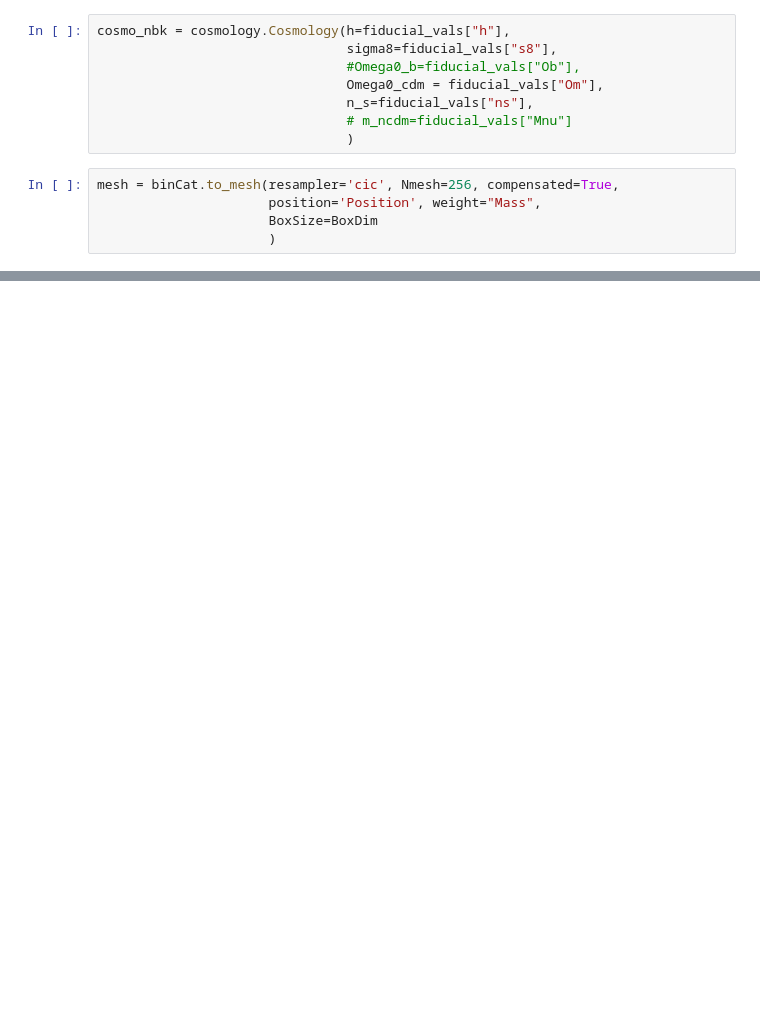
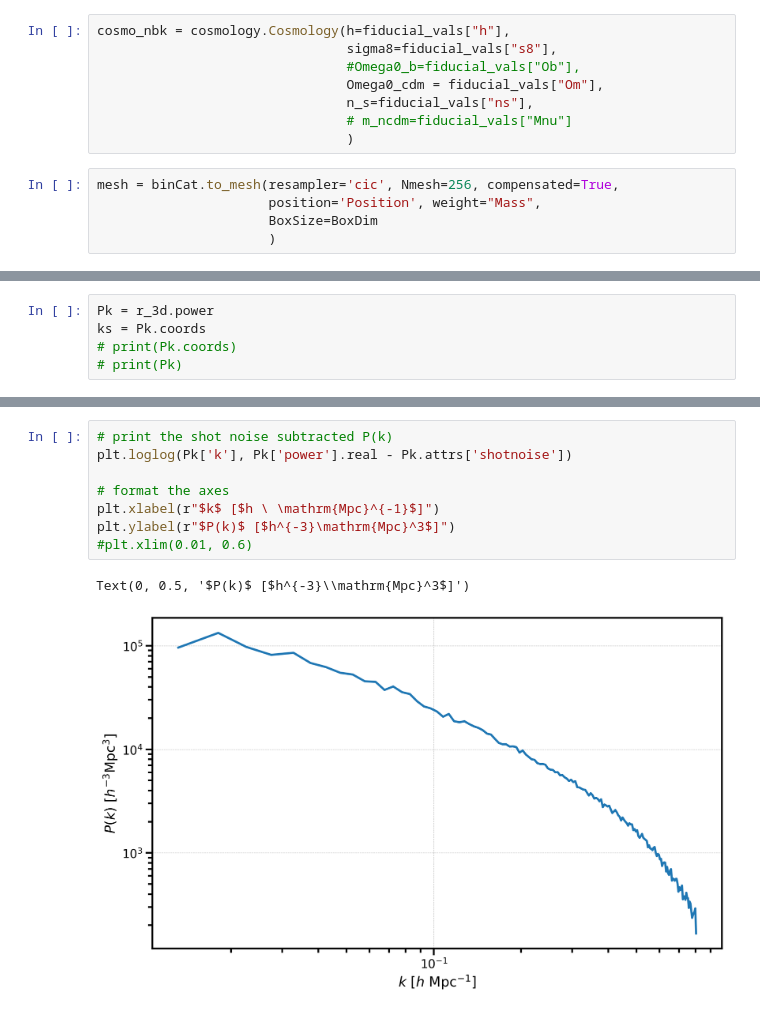
Before and after one commit to RiccGerva97/Tesi-Magistrale, a Jupyter notebook: nbk_analysis.ipynb, the cells around one changed output, grey strips where cells are left out. Saved outputs shown, nothing was run; the diff lists cells and outputs as text; blank space fills up the shorter version.

```diff
--- a/nbk_analysis.ipynb
+++ b/nbk_analysis.ipynb
@@ -169,0 +171,5 @@ r_3d = FFTPower(mesh, mode='1d', dk=0.005, kmin=0.01)
+# %%
+Pk = r_3d.power
+ks = Pk.coords
+# print(Pk.coords)
+# print(Pk)
@@ -169,0 +194,11 @@ r_3d = FFTPower(mesh, mode='1d', dk=0.005, kmin=0.01)
+# %%
+# print the shot noise subtracted P(k)
+plt.loglog(Pk['k'], Pk['power'].real - Pk.attrs['shotnoise'])
+
+# format the axes
+plt.xlabel(r"$k$ [$h \ \mathrm{Mpc}^{-1}$]")
+plt.ylabel(r"$P(k)$ [$h^{-3}\mathrm{Mpc}^3$]")
+#plt.xlim(0.01, 0.6)
+# %% [output]
+Text(0, 0.5, '$P(k)$ [$h^{-3}\\mathrm{Mpc}^3$]')
+[figure, added]
```
Also changed, not shown: parts of 12 cells of this notebook, 2 other files.
